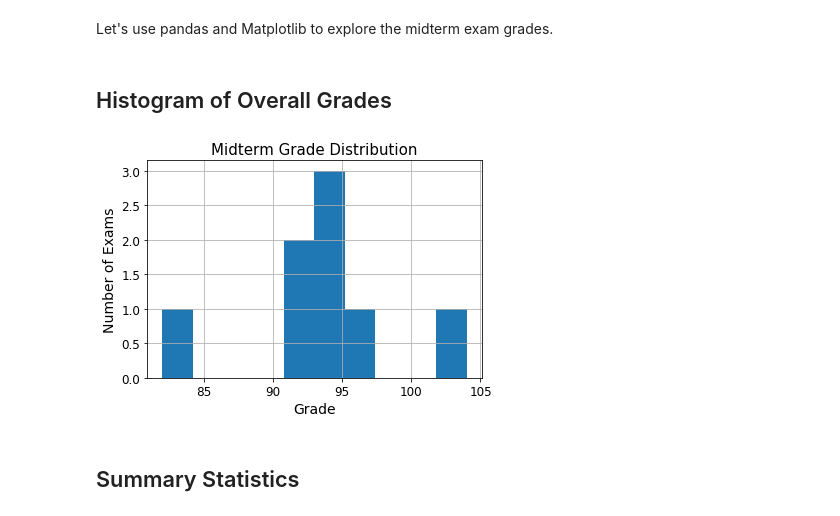
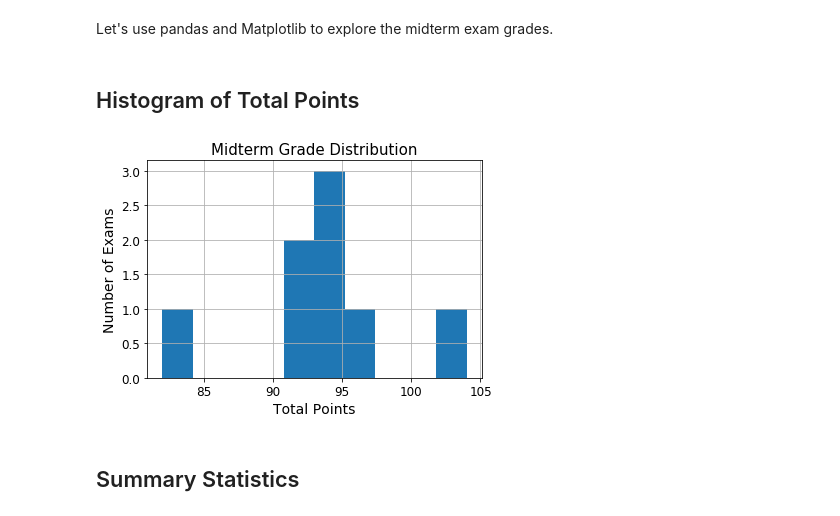
Before and after one commit to anfibil/cs6220, a Jupyter notebook: Summer 2018 - Midterm Grades.ipynb, the cells around one changed output. Cells and saved outputs as stored; diff of their text form; code cells hidden in the pictures.

```diff
--- a/Summer 2018 - Midterm Grades.ipynb
+++ b/Summer 2018 - Midterm Grades.ipynb
@@ -10,17 +10,17 @@ import pandas as pd
 # %%
 df = pd.read_csv('su2018_midterm_grades.csv')
 # %% [markdown]
-## Histogram of Overall Grades
+## Histogram of Total Points
 # %%
 hist = df['Total'].hist(bins=10)
 #plt.xlim(0, df['Total'].max() + 1)
 plt.xticks(fontsize=12)
 plt.yticks(fontsize=12)
-plt.xlabel("Grade", fontsize=14)
+plt.xlabel("Total Points", fontsize=14)
 plt.ylabel("Number of Exams", fontsize=14)
 plt.title("Midterm Grade Distribution", fontsize=15);
 # %% [output]
-[figure, old version]
+[figure, new version]
 # %% [markdown]
 ## Summary Statistics
 # %%
```
Also changed, not shown: parts of 2 cells of this notebook.
